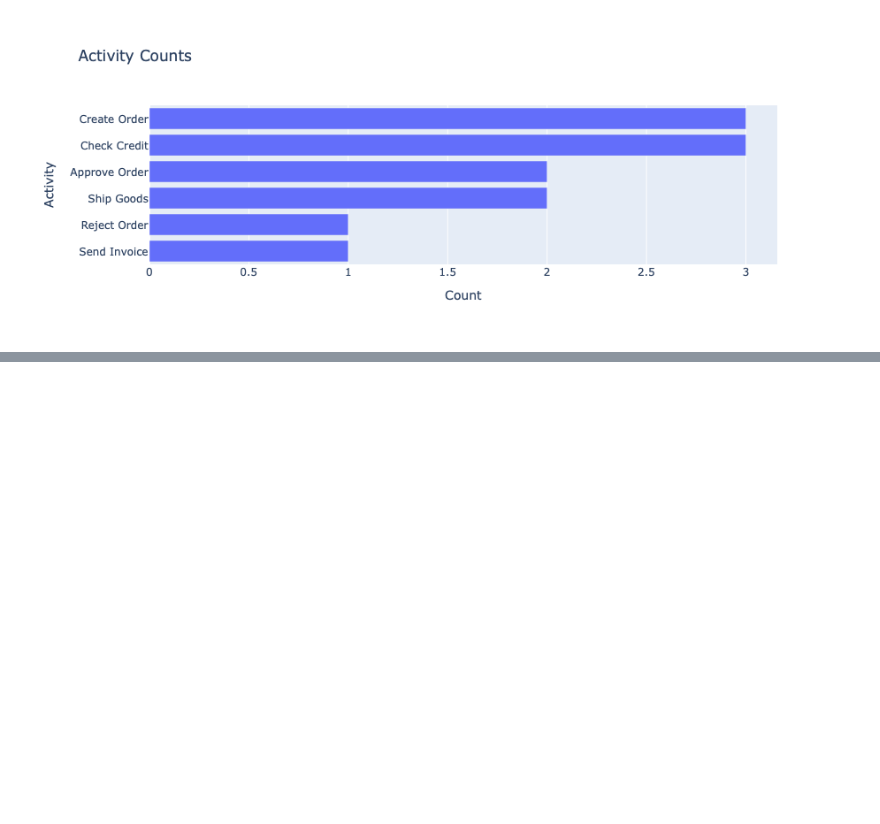
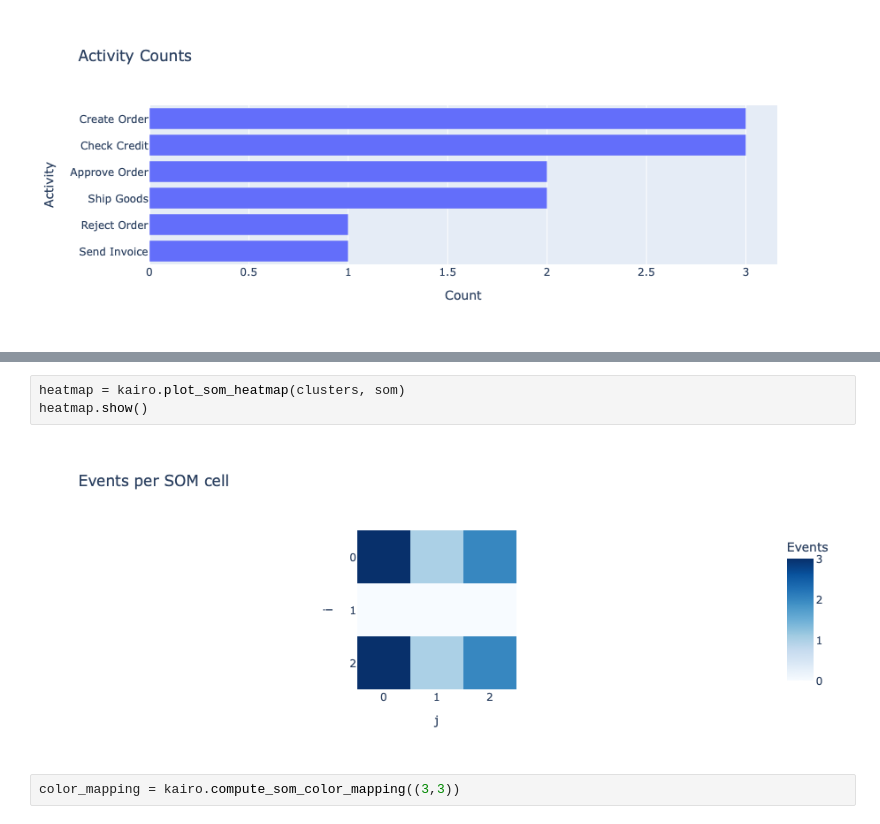
Before and after one commit to boraderen/thesis, a Jupyter notebook: notebooks/kairo-workspace/intra.ipynb, the cells around one changed output, grey strips where cells are left out. Drawn from its saved outputs; the diff is of its cells as text; blank space fills up the shorter version.

```diff
--- a/notebooks/kairo-workspace/intra.ipynb
+++ b/notebooks/kairo-workspace/intra.ipynb
@@ -149,0 +162,7 @@ plot
+# %%
+heatmap = kairo.plot_som_heatmap(clusters, som)
+heatmap.show()
+# %% [output]
+[figure, added]
+# %%
+color_mapping = kairo.compute_som_color_mapping((3,3))
```
Also changed, not shown: parts of 10 cells of this notebook, 4 other files.
